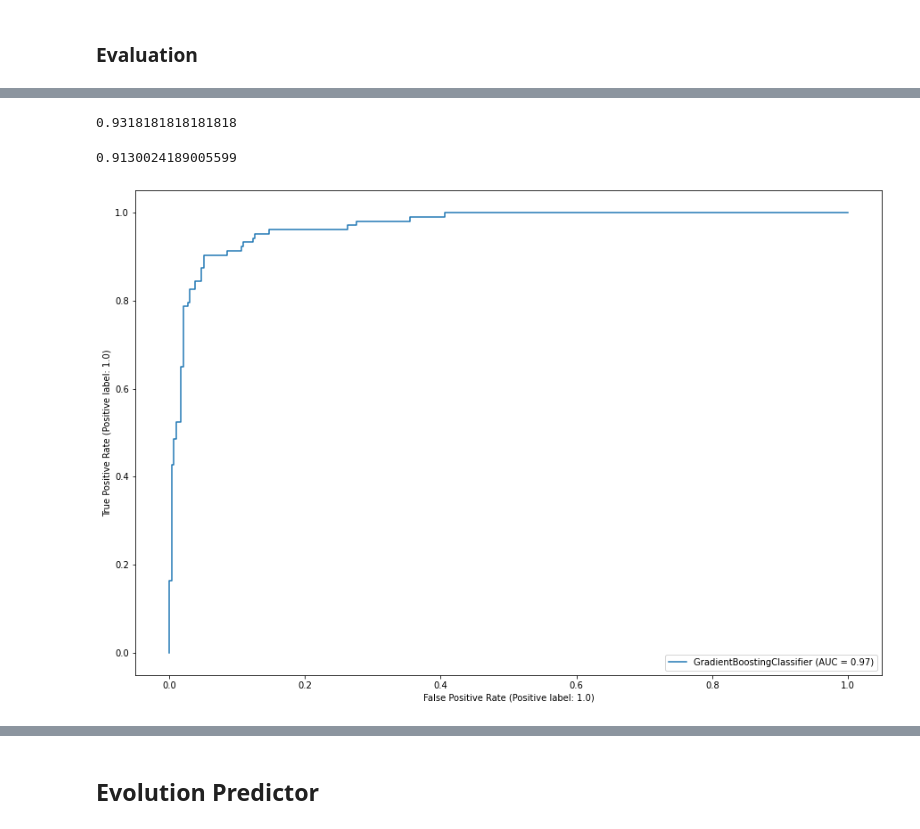
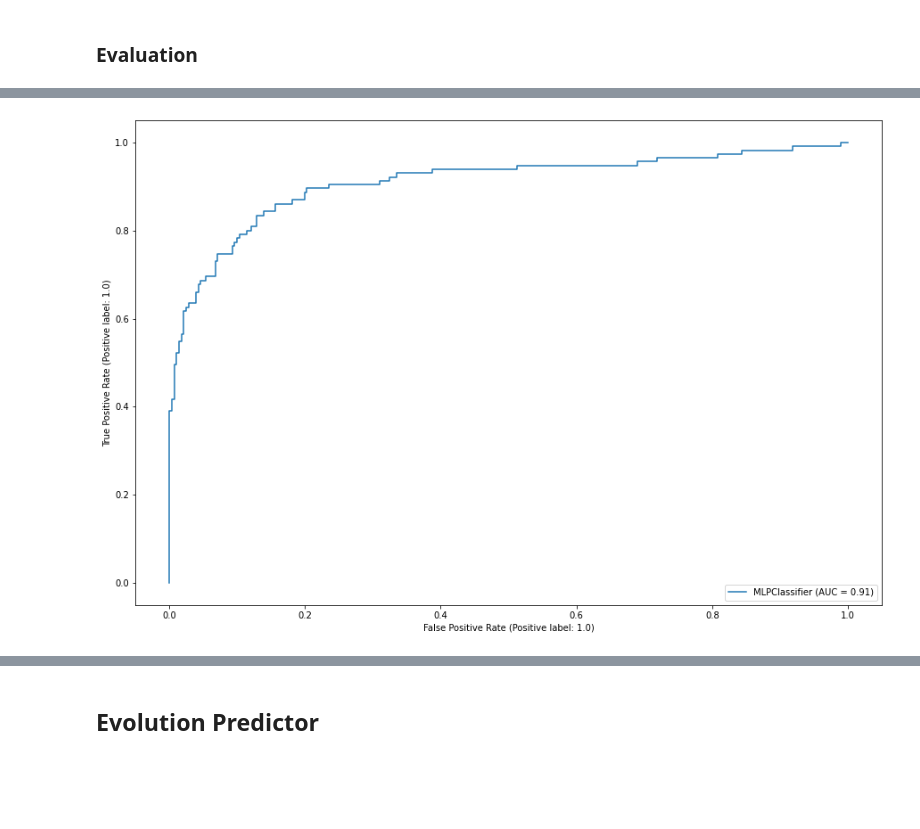
Before and after one commit to V1ncenttt/FYP-Alzheimer-Harmonisation, a Jupyter notebook: src/new_classifiers.ipynb, the cells around one changed output, grey strips where cells are left out. Drawn from its saved outputs; the diff is of its cells as text; code cells hidden in the pictures; blank space fills up the shorter version.

```diff
--- a/src/new_classifiers.ipynb
+++ b/src/new_classifiers.ipynb
@@ -247,5 +606,8 @@ models = [GradientBoostingClassifier(), RandomForestClassifier(), SVC(), Decisio
 # %%
-kfold = KFold(n_splits=10)
-for model in models:
-    cv_results = cross_val_score(model, X_train_resampled, y_train_resampled, cv=kfold, scoring='accuracy', n_jobs=-1)
-    print(model, cv_results.sum()/10)
+def k_fold_choose_model(X, y):
+    models = [GradientBoostingClassifier(), RandomForestClassifier(), SVC(), DecisionTreeClassifier(), MLPClassifier()]
+    #TODO: find argmax
+    kfold = KFold(n_splits=10)
+    for model in models:
+        cv_results = cross_val_score(model, X, y, cv=kfold, scoring='accuracy', n_jobs=-1)
+        print(model, cv_results.sum()/10)
@@ -262,14 +645,7 @@ param_grid={'n_estimators':[100,500],
             'min_samples_leaf':[3],
             'max_features':[1.0] }
 
-kfold = KFold(n_splits=10)
 rf = GradientBoostingClassifier()
-
-grid_search = GridSearchCV(estimator = rf, param_grid = param_grid,
-                          cv = kfold, n_jobs = -1, verbose = 2)
-
-grid_search.fit(X_train_resampled, y_train_resampled)
-print(grid_search.best_score_)
-print(grid_search.best_params_)
+find_best_model_params(rf, param_grid, X_train_resampled, y_train_resampled)
 # %% [output]
 Fitting 10 folds for each of 6 candidates, totalling 60 fits
@@ -278,12 +654,12 @@ Fitting 10 folds for each of 6 candidates, totalling 60 fits
 # %% [markdown]
 ### Evaluation
 # %%
-rf = GradientBoostingClassifier(learning_rate= 0.05, max_depth=4, max_features=1.0, min_samples_leaf=3, n_estimators=100)
-rf.fit(X_train_resampled, y_train_resampled)
-X_test = X_test.loc[:,cols]
-results = rf.predict(X_test)
-x = zip(results, y_test)
-
-# Print the confusion matrix for the model
-cf_matrix = sklearn.metrics.confusion_matrix(y_test, results)
-sns.heatmap(cf_matrix, annot=True, fmt='g')
+def evaluate_model(model, X_train, y_train, X_test, y_test):
+    model.fit(X_train, y_train)
+    results = rf.predict(X_test)
+    x = zip(results, y_test)
+    cf_matrix = sklearn.metrics.confusion_matrix(y_test, results)
+    print(accuracy_score(y_test, results))
+    print(balanced_accuracy_score(y_test, results))
+    sns.heatmap(cf_matrix, annot=True, fmt='g')
+    return model
@@ -292,0 +666,4 @@ sns.heatmap(cf_matrix, annot=True, fmt='g')
+# %%
+rf = MLPClassifier()
+X_test_sel = X_test.loc[:,cols].copy()
+trained_model = evaluate_model(rf, X_train_resampled, y_train_resampled, X_test_sel, y_test)
@@ -302,14 +682,6 @@ Text(0, 0.5, 'Feature Importance Score')
-# %%
-accuracy_score(y_test, results)
-# %% [output]
-0.9318181818181818
-# %%
-balanced_accuracy_score(y_test, results)
-# %% [output]
-0.9130024189005599
 # %%
 from sklearn.metrics import RocCurveDisplay
 plt.rcParams['figure.figsize'] = [15, 10]
-svc_disp = RocCurveDisplay.from_estimator(rf, X_test, y_test)
+svc_disp = RocCurveDisplay.from_estimator(trained_model, X_test.loc[:,cols], y_test)
 # %% [output]
-[figure, old version]
+[figure, new version]
```
Also changed, not shown: parts of 81 cells of this notebook, 4 other files.
